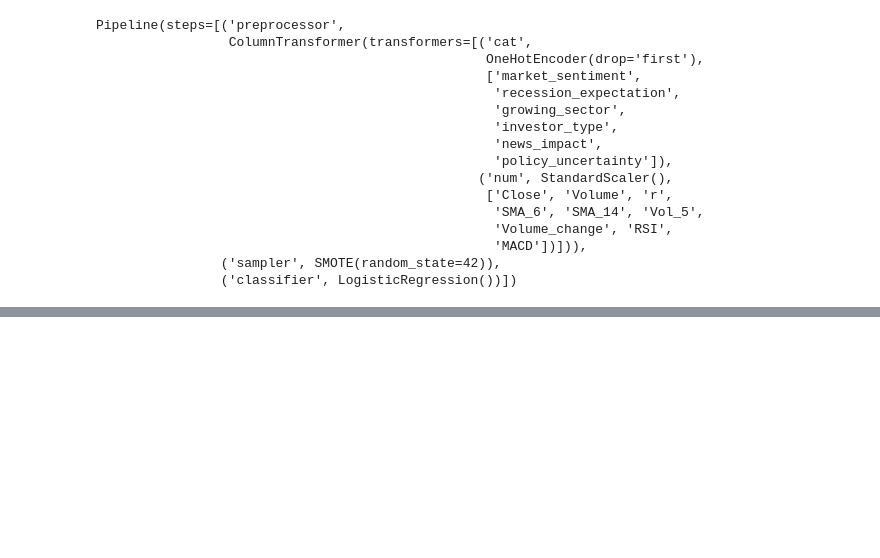
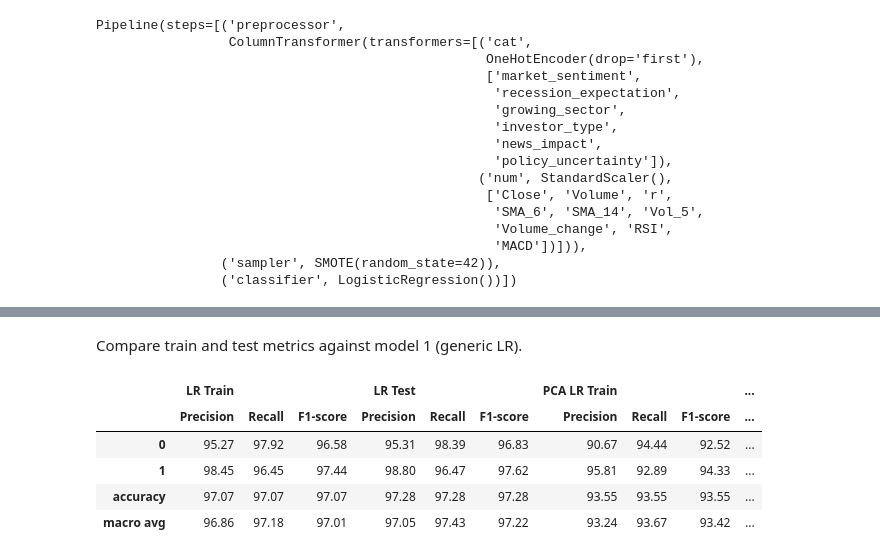
Before and after one commit to AntonioLomeli/03-ML-Trading, a Jupyter notebook: Report.ipynb, the cells around one changed output, grey strips where cells are left out. Saved outputs shown, nothing was run; the diff lists cells and outputs as text; code cells hidden in the pictures; blank space fills up the shorter version.

```diff
--- a/Report.ipynb
+++ b/Report.ipynb
@@ -201,0 +373,21 @@ dir(ConfusionMatrixDisplay.plot.__setattr__)
+# %% [markdown]
+Compare train and test metrics against model 1 (generic LR).
+# %%
+dic_metrics = [{'Name':"LR Train", 'data':metrics_report_train},{'Name':'LR Test', 'data':metrics_report_test},
+               {'Name':'PCA LR Train', 'data':pca_metrics_report_train}, {'Name':'PCA LR Test', 'data':pca_metrics_report_test}]
+df_metrics_all = pd.DataFrame()
+
+for dic_ in dic_metrics:
+    df_report = pd.DataFrame(dic_['data']).T.iloc[:-1,:-1]
+    df_report = round(df_report*100,2)
+    df_report.columns = pd.MultiIndex.from_product([[dic_['Name']], df_report.columns.str.capitalize()])
+    df_metrics_all = pd.concat([df_metrics_all, df_report], axis=1)
+
+df_metrics_all
+# %% [output]
+|  | LR Train |  |  | LR Test |  |  | PCA LR Train |  |  | ... |
+|  | Precision | Recall | F1-score | Precision | Recall | F1-score | Precision | Recall | F1-score | ... |
+| 0 | 95.27 | 97.92 | 96.58 | 95.31 | 98.39 | 96.83 | 90.67 | 94.44 | 92.52 | ... |
+| 1 | 98.45 | 96.45 | 97.44 | 98.80 | 96.47 | 97.62 | 95.81 | 92.89 | 94.33 | ... |
+| accuracy | 97.07 | 97.07 | 97.07 | 97.28 | 97.28 | 97.28 | 93.55 | 93.55 | 93.55 | ... |
+| macro avg | 96.86 | 97.18 | 97.01 | 97.05 | 97.43 | 97.22 | 93.24 | 93.67 | 93.42 | ... |
```
Also changed, not shown: parts of 13 cells of this notebook, 1 other file.
